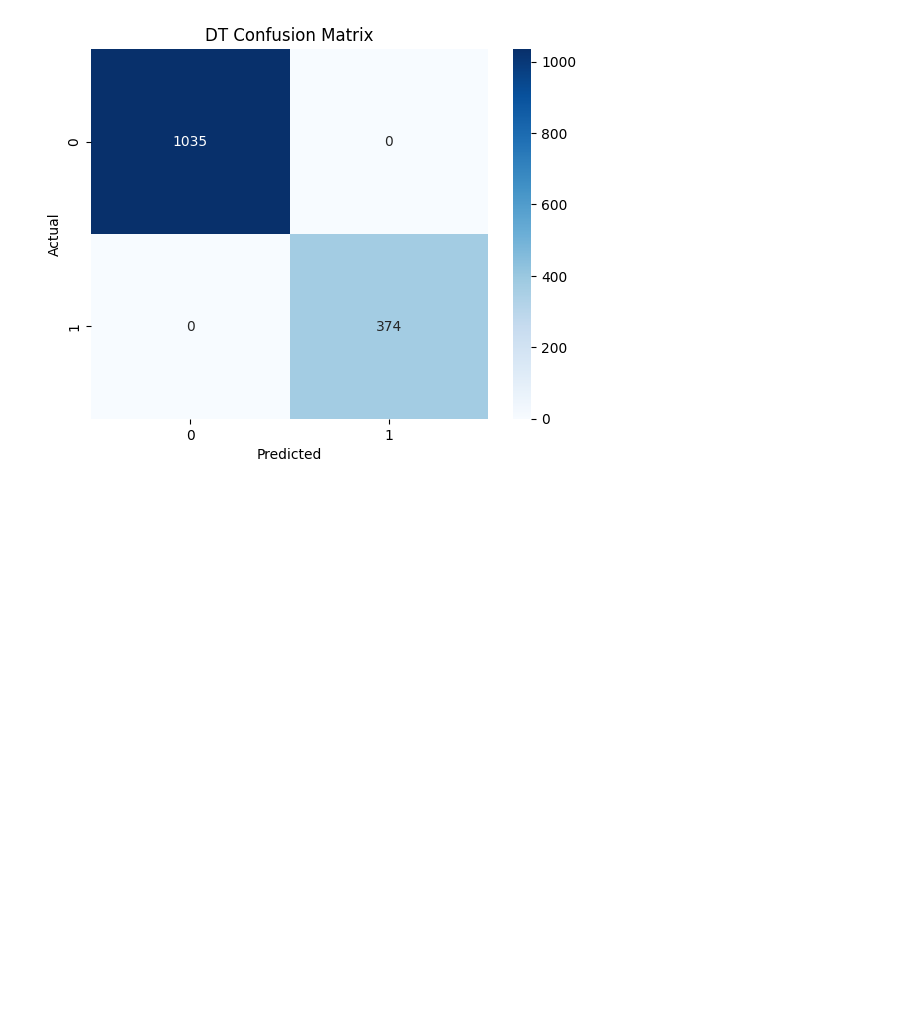
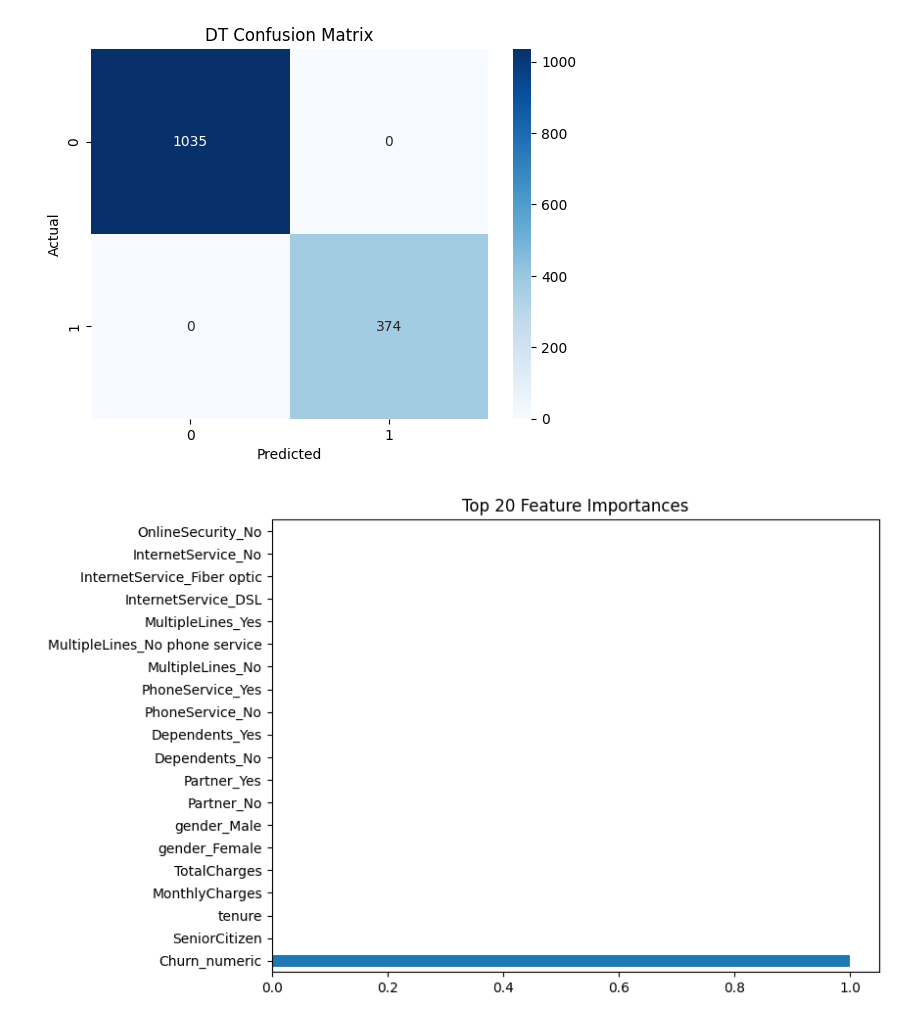
Before and after one commit to meleeshagamage/CourseWork_ML, a Jupyter notebook: ML_CW.ipynb, the cells around one changed output. Cells and saved outputs as stored; diff of their text form; code cells hidden in the pictures; blank space fills up the shorter version.

```diff
--- a/ML_CW.ipynb
+++ b/ML_CW.ipynb
@@ -301,3 +303,18 @@ plt.xlabel('Predicted'); plt.ylabel('Actual'); plt.title('DT Confusion Matrix')
 plt.show()
 # %% [output]
 [figure]
+# %%
+# Get feature names
+ohe = best_dt.named_steps['preproc'].named_transformers_['cat']['onehot']
+cat_feature_names = ohe.get_feature_names_out(cat_cols)
+final_feature_names = list(num_cols) + list(cat_feature_names)
+
+# Plot importances
+importances = best_dt.named_steps['clf'].feature_importances_
+imp_series = pd.Series(importances, index=final_feature_names).sort_values(ascending=False)
+
+imp_series.head(20).plot(kind='barh', figsize=(8,6))
+plt.title("Top 20 Feature Importances")
+plt.show()
+# %% [output]
+[figure, added]
```
Also changed, not shown: parts of 7 cells of this notebook.
